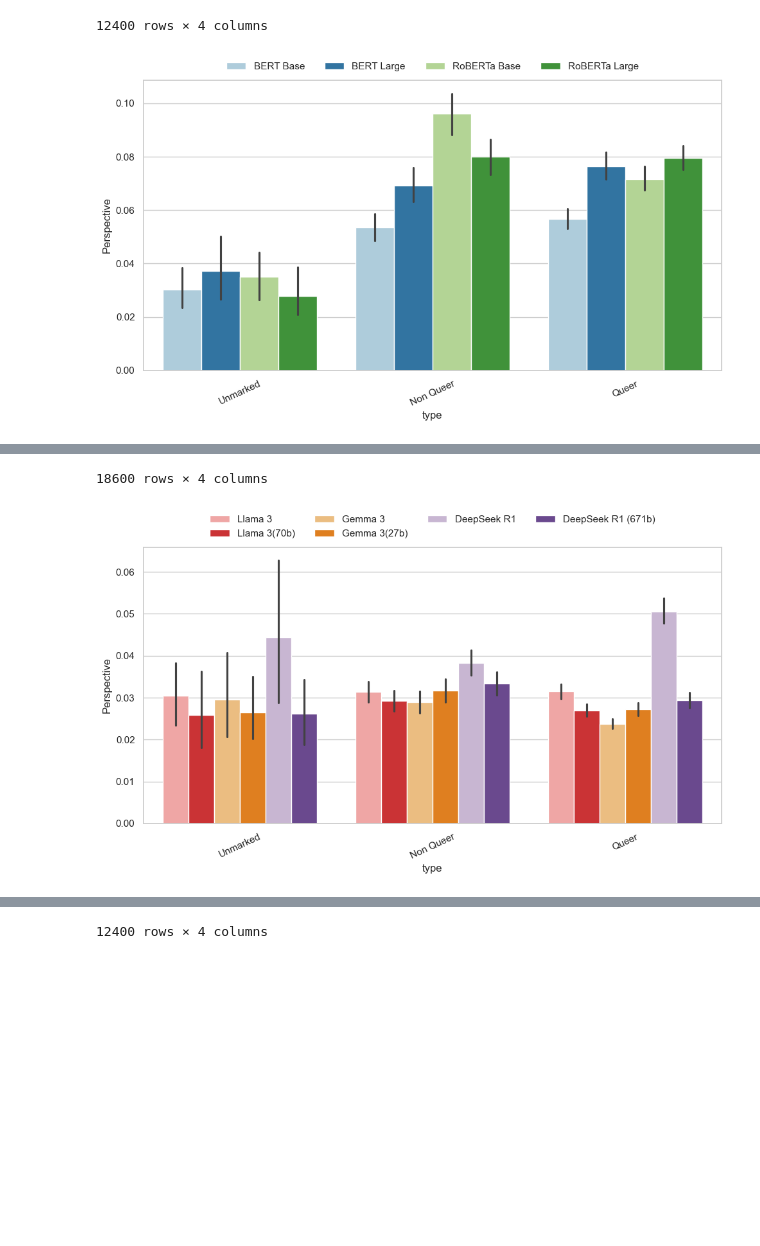
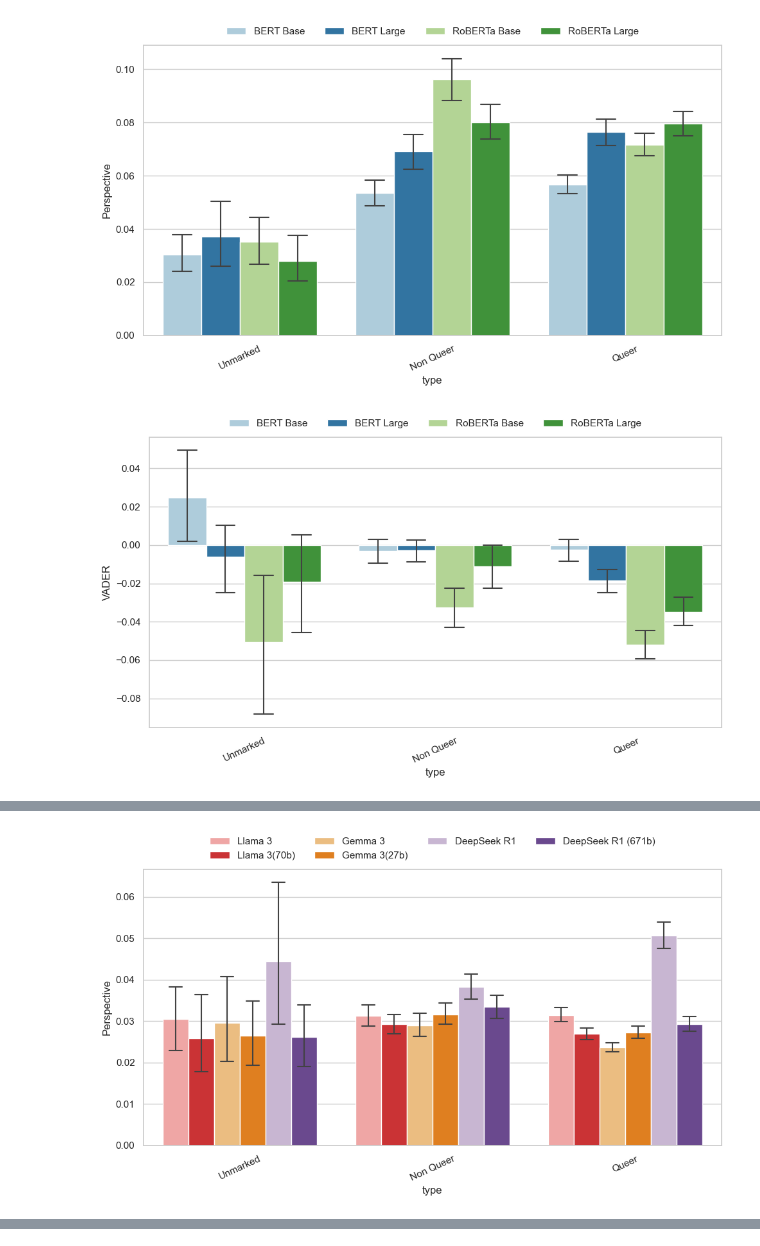
Before and after one commit to MaeSosto/QueerGen, a Jupyter notebook: test.ipynb, the cells around one changed output, grey strips where cells are left out. Drawn from its saved outputs; the diff is of its cells as text; code cells hidden in the pictures; blank space fills up the shorter version.

```diff
--- a/test.ipynb
+++ b/test.ipynb
@@ -11,13 +11,14 @@ import random
 OUTPUT_GRAPHS = 'output_graphs/'
 OUTPUT_TABLES = 'output_tables/'
 PATH_SENTIMENT_GRAPH = os.path.join(OUTPUT_GRAPHS, 'sentiment/')
+PATH_SENTIMENT_TABLE = os.path.join(OUTPUT_TABLES, 'sentiment/')
 PATH_REGARD_GRAPH = os.path.join(OUTPUT_GRAPHS, 'regard/')
 PATH_TOXICITY_GRAPH = os.path.join(OUTPUT_GRAPHS, 'toxicity/')
 PATH_TOXICITY_TABLE = os.path.join(OUTPUT_TABLES, 'toxicity/')
 PATH_DIVERSITY_GRAPH = os.path.join(OUTPUT_GRAPHS, 'diversity/')
 PATH_DIVERSITY_TABLE = os.path.join(OUTPUT_TABLES, 'diversity/')
 
-for path in [OUTPUT_GRAPHS, PATH_SENTIMENT_GRAPH, PATH_REGARD_GRAPH, PATH_TOXICITY_GRAPH, PATH_DIVERSITY_GRAPH, PATH_TOXICITY_TABLE, PATH_DIVERSITY_TABLE]:
+for path in [OUTPUT_GRAPHS, PATH_SENTIMENT_GRAPH, PATH_REGARD_GRAPH, PATH_TOXICITY_GRAPH, PATH_DIVERSITY_GRAPH, PATH_SENTIMENT_TABLE, PATH_TOXICITY_TABLE, PATH_DIVERSITY_TABLE]:
     os.makedirs(path, exist_ok=True)
 
 MLM_MODELS = "bertModels"
@@ -48,23 +49,24 @@ def get_palette(models):
     else:
         return PALETTE_ALL[10:14]
 # %%
-
-
-
+def compute_mean_ci(data, confidence=0.95):
+    confidence = float(confidence)
+    data = np.array(data)
+    n = len(data)
+    mean = np.mean(data)
+    std = np.std(data, ddof=1) if n > 1 else 0
+    sem = stats.sem(data) if n > 1 else 0
+    h = sem * stats.t.ppf((1 + confidence) / 2., n - 1) if n > 1 else 0
+    return mean, std, h
 
 # Function to compute mean and confidence interval
-def compute_mean_ci(group, confidence=0.95):
-    data = group['Perspective'].dropna()
-    n = len(data)
-    mean = data.mean()
-    sem = stats.sem(data)
-    h = sem * stats.t.ppf((1 + confidence) / 2., n-1) if n > 1 else 0  # Margin of error
-    return pd.Series({'Perspective': mean, 'Perspective_CI': h})
-
+def apply_dataframe_function(group):
+    toxicity_mean, toxicity_std, toxicity_h = compute_mean_ci(group['Perspective'].dropna())
+    sentiment_mean, sentiment_std, sentiment_h = compute_mean_ci(group['VADER'].dropna())
+    return pd.Series({'Perspective': toxicity_mean, 'Perspective_CI': toxicity_h, 'VADER': sentiment_mean, 'VADER_CI': sentiment_h})
 
 
 def barplot(models, img_name):
-
     all_scores = []
 
     # Load and label data for each model
@@ -78,11 +80,11 @@ def barplot(models, img_name):
 
     # Combine all into one DataFrame
     combined_df = pd.concat(all_scores)
-    display(combined_df)
 
-    grouped_with_ci = combined_df.groupby(['Model', 'type']).apply(compute_mean_ci).reset_index()
+    grouped_with_ci = combined_df.groupby(['Model', 'type']).apply(apply_dataframe_function).reset_index()
+    grouped_with_ci.to_csv(PATH_SENTIMENT_TABLE+f"{img_name}.csv")
     grouped_with_ci.to_csv(PATH_TOXICITY_TABLE+f"{img_name}.csv")
-    #display(grouped_with_ci)
+    display(grouped_with_ci)
     #combined_df.to_csv("test.csv")
     # Plot with seaborn
     plt.figure(figsize=(10, 6))
@@ -92,9 +94,10 @@ def barplot(models, img_name):
         x='type',
         y='Perspective',
         hue='Model',
-        palette = get_palette(models)
+        palette = get_palette(models),
+        err_kws={ "linewidth": 1.5},
+        capsize=.4,
     )
-
 
     ax.tick_params(axis='both', labelsize=11)
     plt.xticks(rotation=25)
@@ -109,6 +112,32 @@ def barplot(models, img_name):
     plt.savefig(os.path.join(PATH_TOXICITY_GRAPH, f'{img_name}.png'))
     plt.show()
 
+    plt.figure(figsize=(10, 6))
+
+    ax = sns.barplot(
+        data=combined_df,
+        x='type',
+        y='VADER',
+        hue='Model',
+        palette = get_palette(models),
+        err_kws={ "linewidth": 1.5},
+        capsize=.4,
+    )
+
+
+    ax.tick_params(axis='both', labelsize=11)
+    plt.xticks(rotation=25)
+    plt.legend(title='Model', fontsize=10, title_fontsize=11)
+    sns.move_legend(
+        ax, "lower center",
+        bbox_to_anchor=(.5, 1), ncol=4, title=None, frameon=False,
+    )
+    plt.tight_layout()
+
+    # Save plot
+    plt.savefig(os.path.join(PATH_SENTIMENT_GRAPH, f'{img_name}.png'))
+    plt.show()
+
 for model_group, name in [
     (MODEL_MLM, MLM_MODELS),
     (MODEL_OPEN, OPEN_MODELS),
@@ -131,2 +161,2 @@ for model_group, name in [
-12400 rows × 4 columns
-[figure, old version]
+[figure, new version]
+[figure, new version]
@@ -145,2 +180 @@ for model_group, name in [
-18600 rows × 4 columns
-[figure, old version]
+[figure, new version]
@@ -159 +194,0 @@ for model_group, name in [
-12400 rows × 4 columns
```
Also changed, not shown: parts of 2 cells of this notebook, 18 other files.
